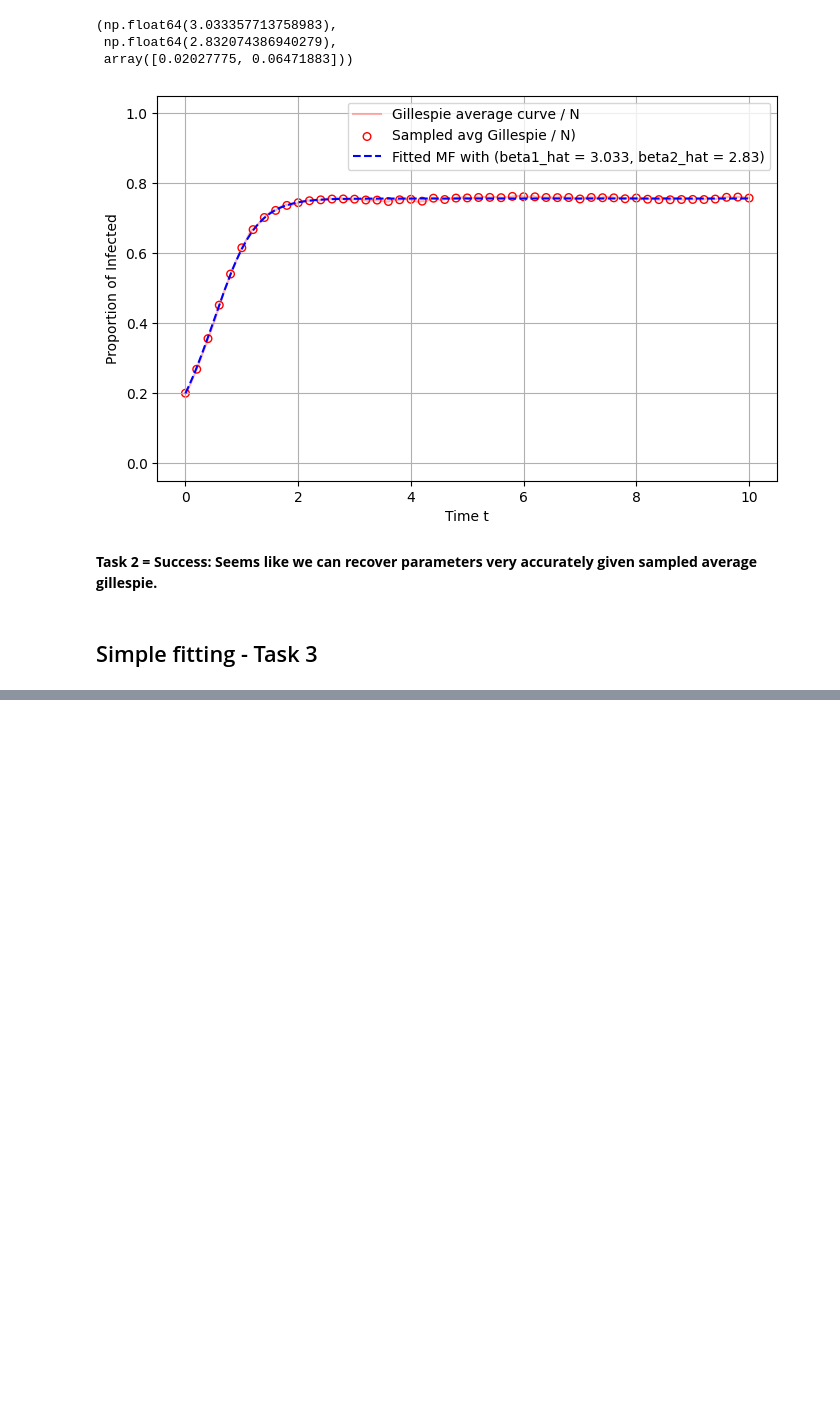
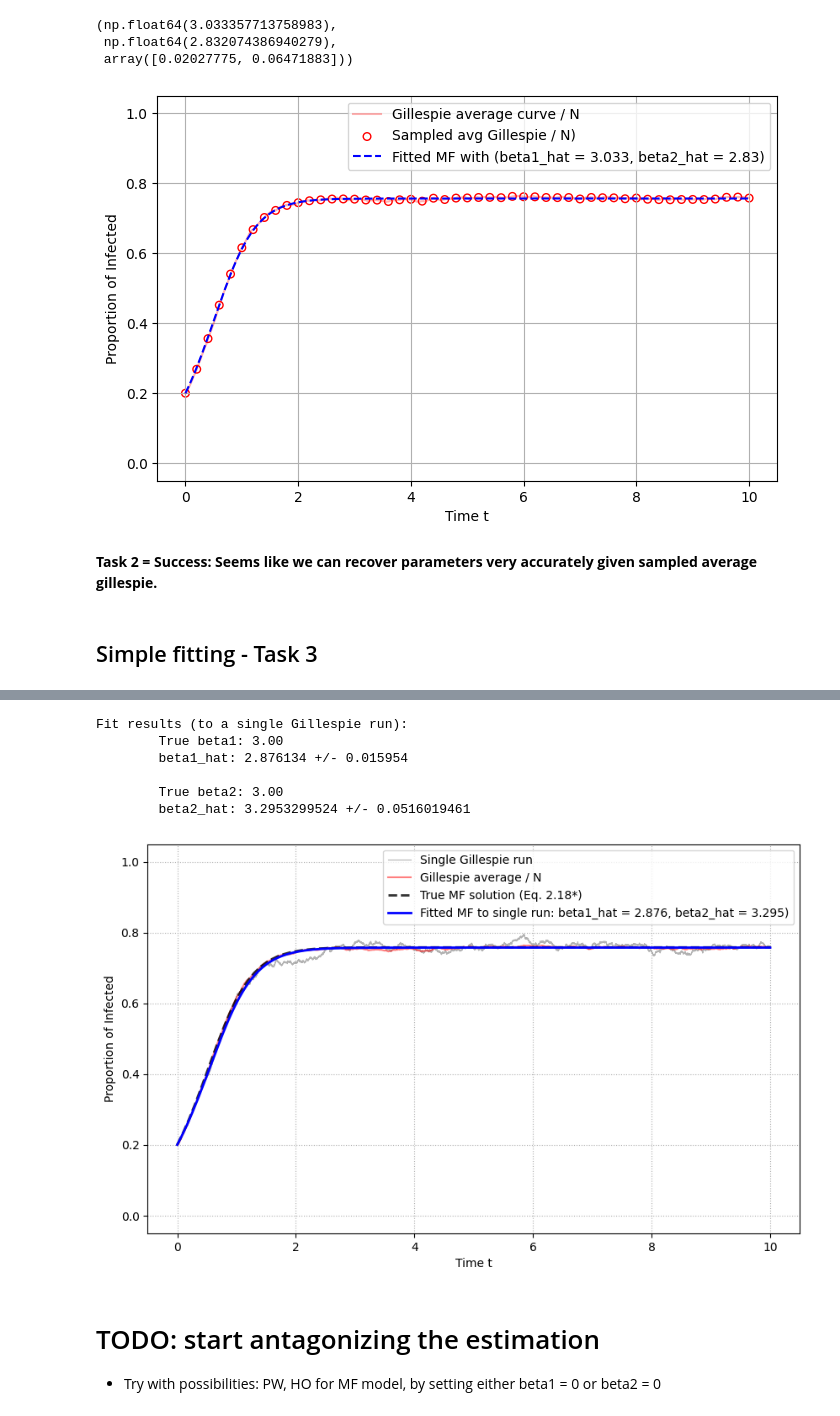
Before and after one commit to markolalovic/higher-order-contagion, a Jupyter notebook: notebooks/simple-fits.ipynb, the cells around one changed output, grey strips where cells are left out. Saved outputs shown, nothing was run; the diff lists cells and outputs as text; code cells hidden in the pictures; blank space fills up the shorter version.

```diff
--- a/notebooks/simple-fits.ipynb
+++ b/notebooks/simple-fits.ipynb
@@ -404,0 +451,10 @@ plt.show()
+# %%
+# TODO: start with guess close to true values
+guess_beta1 = beta1_scaled * 0.8
+guess_beta2 = beta2_scaled * 1.2
+
+# guess_beta1 = beta1_scaled * 2
+# guess_beta2 = beta2_scaled * 0.1
+print(f"Initial guess: guess_beta2 = {guess_beta1:.4f}, guess_beta2 = {guess_beta2:.4f}")
+
+initial_params_guess = [guess_beta1, guess_beta2]
@@ -404,0 +463,6 @@ plt.show()
+# %%
+fitted_params, covariance = fit_mf_to_data(t_data, y_data, initial_params_guess)
+
+beta1_hat, beta2_hat = fitted_params
+std_errors = np.sqrt(np.diag(covariance))
+beta1_se, beta2_se = std_errors
@@ -404,0 +477,53 @@ plt.show()
+# %%
+print("Fit results (to a single Gillespie run): ")
+print(f"\tTrue beta1: {beta1_scaled:.2f}")
+print(f"\tbeta1_hat: {beta1_hat:.6f} +/- {beta1_se:.6f}\n")
+
+print(f"\tTrue beta2: {beta1_scaled:.2f}")
+print(f"\tbeta2_hat: {beta2_hat:.10f} +/- {beta2_se:.10f}")
+# %% [output]
+Fit results (to a single Gillespie run):
+        True beta1: 3.00
+        beta1_hat: 2.876134 +/- 0.015954
+
+        True beta2: 3.00
+        beta2_hat: 3.2953299524 +/- 0.0516019461
+# %%
+# 6. Plotting
+plt.figure(figsize=(10, 6))
+
+# single run raw data
+plt.plot(X_t_single[0], X_t_single[2].astype(float) / N, c="grey", alpha=0.6,
+            linewidth=0.8, label=f'Single Gillespie run')
+
+# avg gillespie curve
+y_data_gillespie_avg_full = avg_curve / N
+t_data_gillespie_avg_full = times
+plt.plot(t_data_gillespie_avg_full, y_data_gillespie_avg_full,
+    'r-', alpha=0.5, linewidth=1.5, label='Gillespie average / N')
+
+# MF solution
+plt.plot(mf_sol.t, mf_sol.y[0], marker='None', linestyle='--', #s=10,
+            color="black", alpha = 0.8, linewidth=2.0, label='True MF solution (Eq. 2.18*)')
+
+# fitted MF curve based on single gillespie run fit
+t_fit_curve_eval = np.linspace(t_span[0], t_span[1], 201)
+y_fit_curve = solve_mf_for_fit(t_fit_curve_eval, beta1_hat, beta2_hat)
+plt.plot(t_fit_curve_eval, y_fit_curve, 'b-', linewidth=2.0,
+            label=f'Fitted MF to single run: beta1_hat = {beta1_hat:.3f}, beta2_hat = {beta2_hat:.4g})')
+
+plt.xlabel("Time t")
+plt.ylabel("Proportion of Infected")
+
+plt.legend(loc='best')
+plt.grid(True, linestyle=':')
+
+plt.ylim(bottom=-0.05, top=1.05)
+
+plt.show()
+# %% [output]
+[figure, added]
+# %% [markdown]
+# TODO: start antagonizing the estimation
+
+- Try with possibilities: PW, HO for MF model, by setting either beta1 = 0 or beta2 = 0
```
Also changed, not shown: parts of 8 cells of this notebook.
